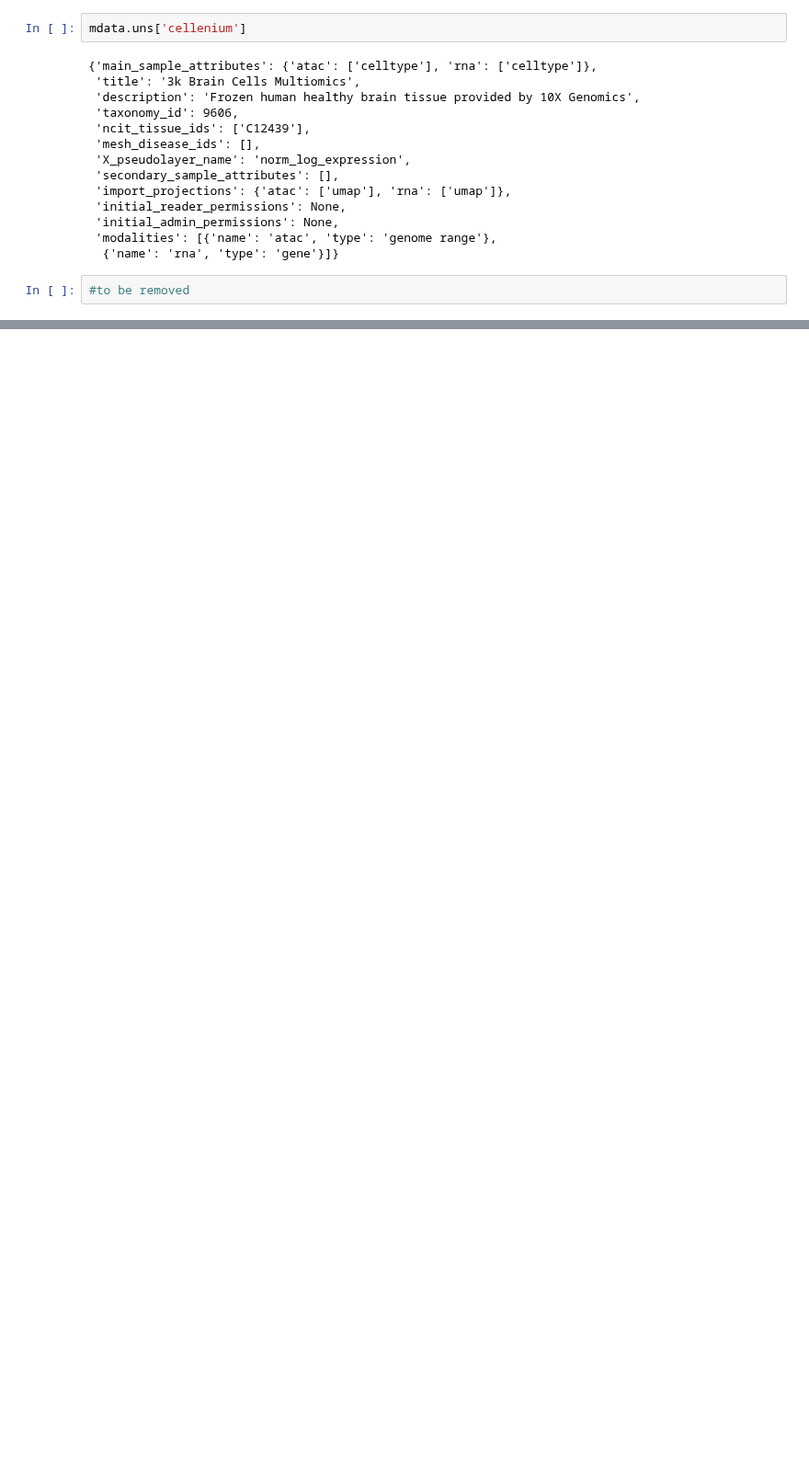
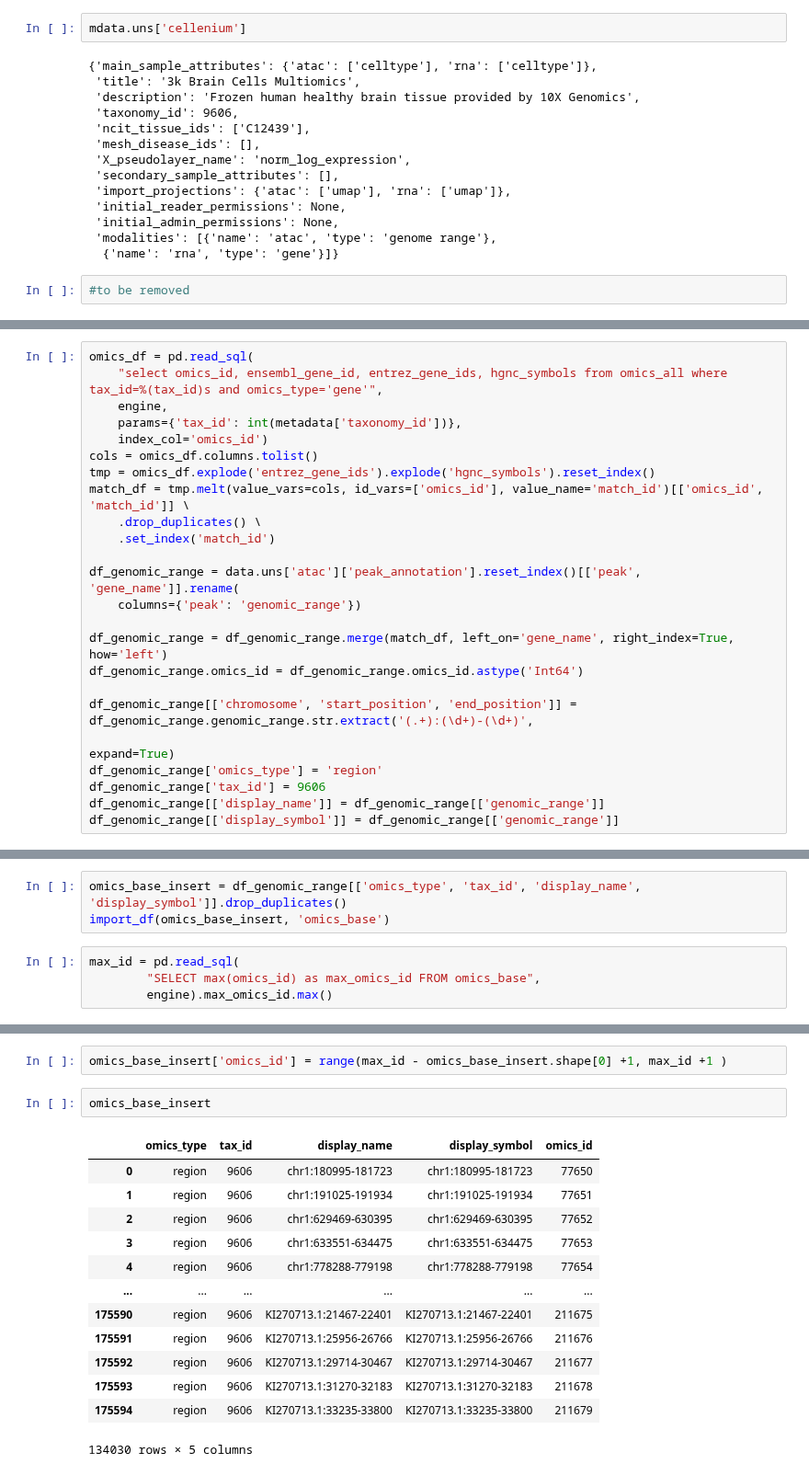
Before and after one commit to Bayer-Group/cellenium, a Jupyter notebook: data_import/public_data/3k_brain_cells.ipynb, the cells around one changed output, grey strips where cells are left out. Shown at 92% size. Saved outputs shown, nothing was run; the diff lists cells and outputs as text; blank space fills up the shorter version.

Commit message:
now importing the atac part

```diff
--- a/data_import/public_data/3k_brain_cells.ipynb
+++ b/data_import/public_data/3k_brain_cells.ipynb
@@ -481,0 +411,24 @@ rna.var.index.tolist()
+# %%
+omics_df = pd.read_sql(
+    "select omics_id, ensembl_gene_id, entrez_gene_ids, hgnc_symbols from omics_all where tax_id=%(tax_id)s and omics_type='gene'",
+    engine,
+    params={'tax_id': int(metadata['taxonomy_id'])},
+    index_col='omics_id')
+cols = omics_df.columns.tolist()
+tmp = omics_df.explode('entrez_gene_ids').explode('hgnc_symbols').reset_index()
+match_df = tmp.melt(value_vars=cols, id_vars=['omics_id'], value_name='match_id')[['omics_id', 'match_id']] \
+    .drop_duplicates() \
+    .set_index('match_id')
+
+df_genomic_range = data.uns['atac']['peak_annotation'].reset_index()[['peak', 'gene_name']].rename(
+    columns={'peak': 'genomic_range'})
+
+df_genomic_range = df_genomic_range.merge(match_df, left_on='gene_name', right_index=True, how='left')
+df_genomic_range.omics_id = df_genomic_range.omics_id.astype('Int64')
+
+df_genomic_range[['chromosome', 'start_position', 'end_position']] = df_genomic_range.genomic_range.str.extract('(.+):(\d+)-(\d+)',
+                                                                                              expand=True)
+df_genomic_range['omics_type'] = 'region'
+df_genomic_range['tax_id'] = 9606
+df_genomic_range[['display_name']] = df_genomic_range[['genomic_range']]
+df_genomic_range[['display_symbol']] = df_genomic_range[['genomic_range']]
@@ -481,0 +437,7 @@ rna.var.index.tolist()
+# %%
+omics_base_insert = df_genomic_range[['omics_type', 'tax_id', 'display_name', 'display_symbol']].drop_duplicates()
+import_df(omics_base_insert, 'omics_base')
+# %%
+max_id = pd.read_sql(
+        "SELECT max(omics_id) as max_omics_id FROM omics_base",
+        engine).max_omics_id.max()
@@ -481,0 +448,18 @@ rna.var.index.tolist()
+# %%
+omics_base_insert['omics_id'] = range(max_id - omics_base_insert.shape[0] +1, max_id +1 )
+# %%
+omics_base_insert
+# %% [output]
+|  | omics_type | tax_id | display_name | display_symbol | omics_id |
+| 0 | region | 9606 | chr1:180995-181723 | chr1:180995-181723 | 77650 |
+| 1 | region | 9606 | chr1:191025-191934 | chr1:191025-191934 | 77651 |
+| 2 | region | 9606 | chr1:629469-630395 | chr1:629469-630395 | 77652 |
+| 3 | region | 9606 | chr1:633551-634475 | chr1:633551-634475 | 77653 |
+| 4 | region | 9606 | chr1:778288-779198 | chr1:778288-779198 | 77654 |
+| ... | ... | ... | ... | ... | ... |
+| 175590 | region | 9606 | KI270713.1:21467-22401 | KI270713.1:21467-22401 | 211675 |
+| 175591 | region | 9606 | KI270713.1:25956-26766 | KI270713.1:25956-26766 | 211676 |
+| 175592 | region | 9606 | KI270713.1:29714-30467 | KI270713.1:29714-30467 | 211677 |
+| 175593 | region | 9606 | KI270713.1:31270-32183 | KI270713.1:31270-32183 | 211678 |
+| 175594 | region | 9606 | KI270713.1:33235-33800 | KI270713.1:33235-33800 | 211679 |
+134030 rows × 5 columns
```
Also changed, not shown: parts of 31 cells of this notebook, 2 other files.
